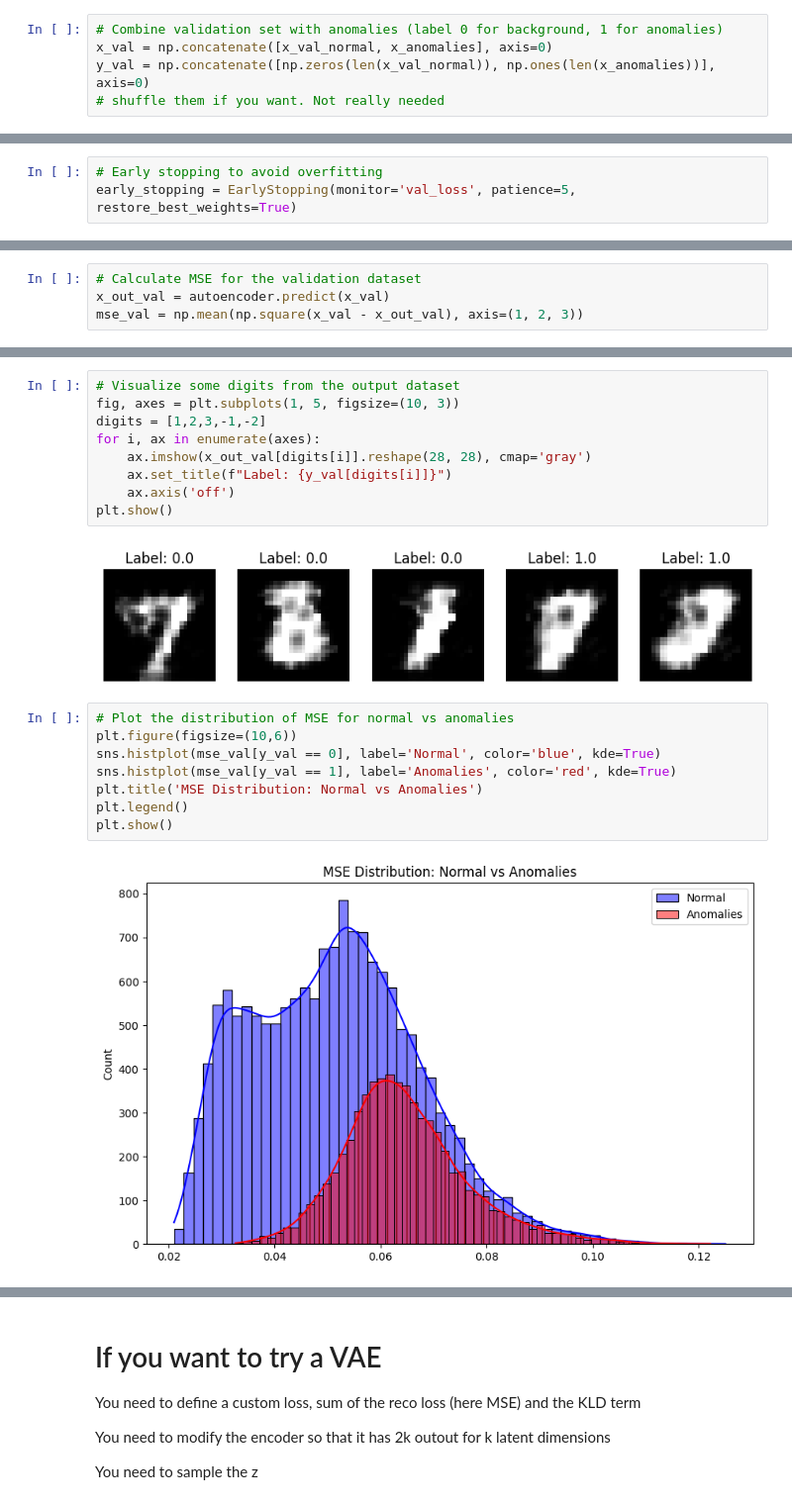
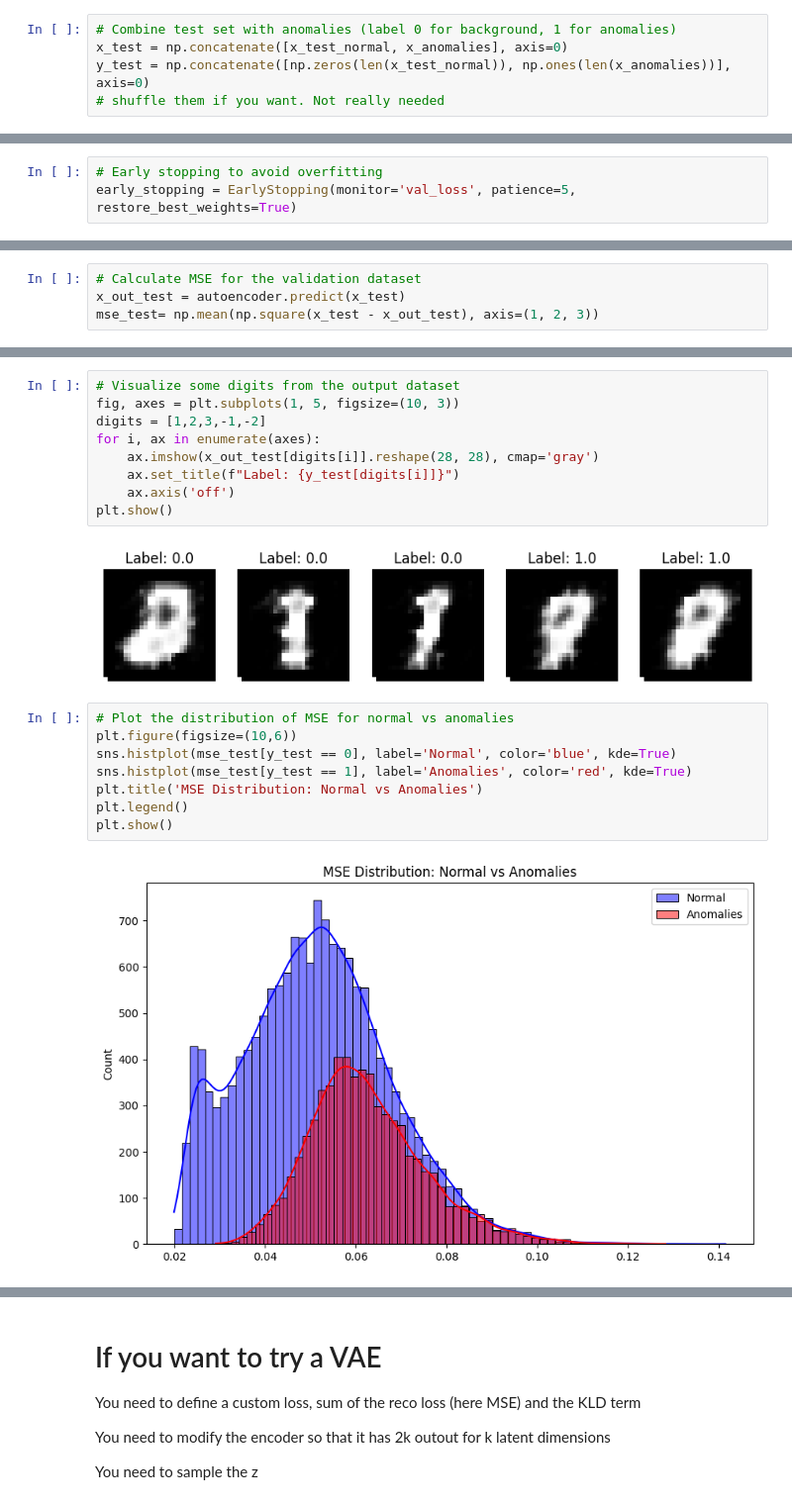
Before and after one commit to pierinim/tutorials, a Jupyter notebook: UZH/tutorials/Tutorial4_AE.ipynb, the cells around one changed output, grey strips where cells are left out. Shown at 99% size. Saved outputs shown, nothing was run; the diff lists cells and outputs as text.

Commit message:
fixed mistake with val and test dataset

```diff
--- a/UZH/tutorials/Tutorial4_AE.ipynb
+++ b/UZH/tutorials/Tutorial4_AE.ipynb
@@ -37,9 +37,9 @@ x_anomalies = x_train[anomaly_digits]
 x_train_normal, x_temp  = train_test_split(x_normal, test_size=0.5, random_state=42)
 x_val_normal, x_test_normal = train_test_split(x_temp, test_size=0.5, random_state=42)
 # %%
-# Combine validation set with anomalies (label 0 for background, 1 for anomalies)
-x_val = np.concatenate([x_val_normal, x_anomalies], axis=0)
-y_val = np.concatenate([np.zeros(len(x_val_normal)), np.ones(len(x_anomalies))], axis=0)
+# Combine test set with anomalies (label 0 for background, 1 for anomalies)
+x_test = np.concatenate([x_test_normal, x_anomalies], axis=0)
+y_test = np.concatenate([np.zeros(len(x_test_normal)), np.ones(len(x_anomalies))], axis=0)
 # shuffle them if you want. Not really needed
 # %%
 print(x_train_normal.shape, x_val_normal.shape, x_test_normal.shape)
@@ -153,5 +153,5 @@ plt.show()
 # %%
 # Calculate MSE for the validation dataset
-x_out_val = autoencoder.predict(x_val)
-mse_val = np.mean(np.square(x_val - x_out_val), axis=(1, 2, 3))
+x_out_test = autoencoder.predict(x_test)
+mse_test= np.mean(np.square(x_test - x_out_test), axis=(1, 2, 3))
 # %% [output]
@@ -172,21 +172,21 @@ plt.show()
 fig, axes = plt.subplots(1, 5, figsize=(10, 3))
 digits = [1,2,3,-1,-2]
 for i, ax in enumerate(axes):
-    ax.imshow(x_out_val[digits[i]].reshape(28, 28), cmap='gray')
-    ax.set_title(f"Label: {y_val[digits[i]]}")
+    ax.imshow(x_out_test[digits[i]].reshape(28, 28), cmap='gray')
+    ax.set_title(f"Label: {y_test[digits[i]]}")
     ax.axis('off')
 plt.show()
 # %% [output]
-[figure, old version]
+[figure, new version]
 # %%
 # Plot the distribution of MSE for normal vs anomalies
 plt.figure(figsize=(10,6))
-sns.histplot(mse_val[y_val == 0], label='Normal', color='blue', kde=True)
-sns.histplot(mse_val[y_val == 1], label='Anomalies', color='red', kde=True)
+sns.histplot(mse_test[y_test == 0], label='Normal', color='blue', kde=True)
+sns.histplot(mse_test[y_test == 1], label='Anomalies', color='red', kde=True)
 plt.title('MSE Distribution: Normal vs Anomalies')
 plt.legend()
 plt.show()
 # %% [output]
-[figure, old version]
+[figure, new version]
 # %%
 # ROC curve
```
Also changed, not shown: parts of 8 cells of this notebook.
